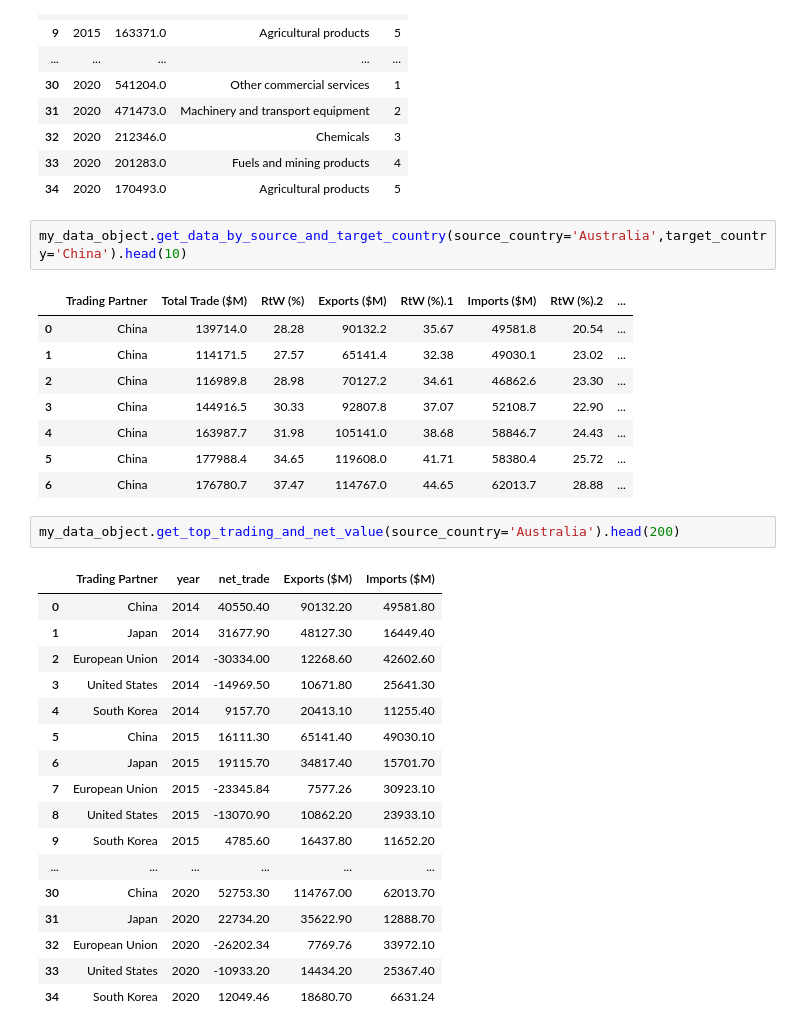
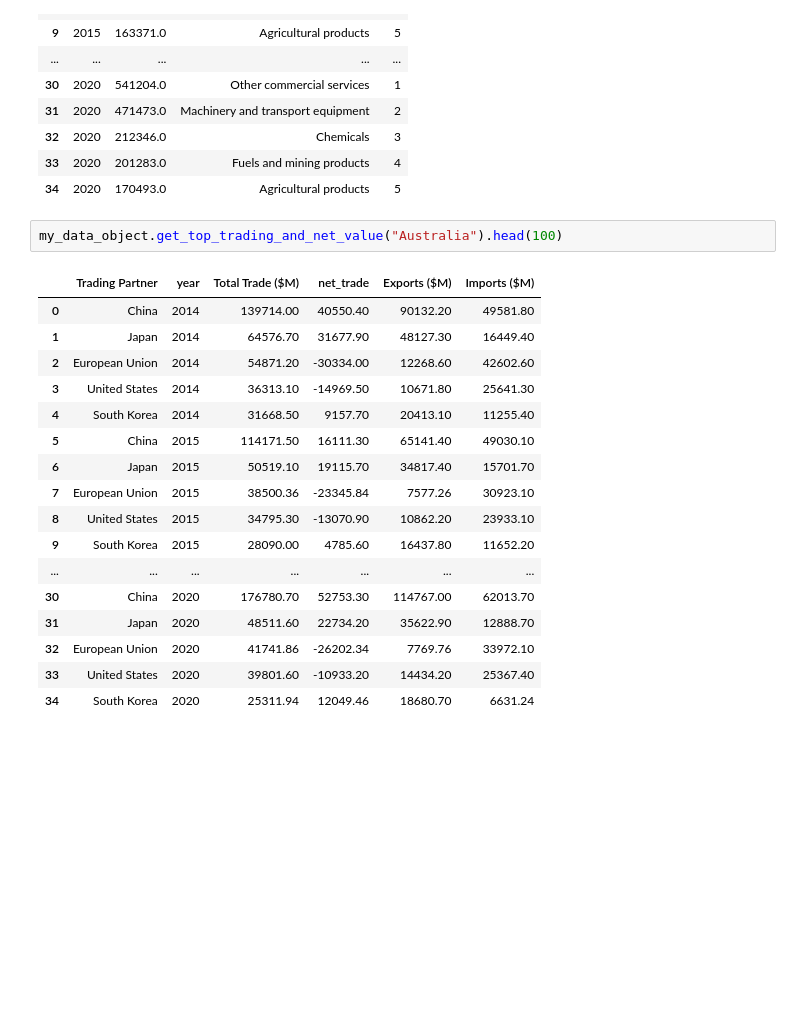
Before and after one commit to tuneman7/w209_spring_2022_thu_4_pm_team_4_web, a Jupyter notebook: eda_using_libraries.ipynb, the cells around one changed output. Cells and saved outputs as stored; diff of their text form; blank space fills up the shorter version.

```diff
--- a/eda_using_libraries.ipynb
+++ b/eda_using_libraries.ipynb
@@ -42,33 +42,22 @@ exports_data.head(1000)
 | 33 | 2020 | 201283.0 | Fuels and mining products | 4 |
 | 34 | 2020 | 170493.0 | Agricultural products | 5 |
 # %%
-my_data_object.get_data_by_source_and_target_country(source_country='Australia',target_country='China').head(10)
+my_data_object.get_top_trading_and_net_value("Australia").head(100)
 # %% [output]
-|  | Trading Partner | Total Trade ($M) | RtW (%) | Exports ($M) | RtW (%).1 | Imports ($M) | RtW (%).2 | ... |
-| 0 | China | 139714.0 | 28.28 | 90132.2 | 35.67 | 49581.8 | 20.54 | ... |
-| 1 | China | 114171.5 | 27.57 | 65141.4 | 32.38 | 49030.1 | 23.02 | ... |
-| 2 | China | 116989.8 | 28.98 | 70127.2 | 34.61 | 46862.6 | 23.30 | ... |
-| 3 | China | 144916.5 | 30.33 | 92807.8 | 37.07 | 52108.7 | 22.90 | ... |
-| 4 | China | 163987.7 | 31.98 | 105141.0 | 38.68 | 58846.7 | 24.43 | ... |
-| 5 | China | 177988.4 | 34.65 | 119608.0 | 41.71 | 58380.4 | 25.72 | ... |
-| 6 | China | 176780.7 | 37.47 | 114767.0 | 44.65 | 62013.7 | 28.88 | ... |
+|  | Trading Partner | year | Total Trade ($M) | net_trade | Exports ($M) | Imports ($M) |
+| 0 | China | 2014 | 139714.00 | 40550.40 | 90132.20 | 49581.80 |
+| 1 | Japan | 2014 | 64576.70 | 31677.90 | 48127.30 | 16449.40 |
+| 2 | European Union | 2014 | 54871.20 | -30334.00 | 12268.60 | 42602.60 |
+| 3 | United States | 2014 | 36313.10 | -14969.50 | 10671.80 | 25641.30 |
+| 4 | South Korea | 2014 | 31668.50 | 9157.70 | 20413.10 | 11255.40 |
+| 5 | China | 2015 | 114171.50 | 16111.30 | 65141.40 | 49030.10 |
+| 6 | Japan | 2015 | 50519.10 | 19115.70 | 34817.40 | 15701.70 |
+| 7 | European Union | 2015 | 38500.36 | -23345.84 | 7577.26 | 30923.10 |
+| 8 | United States | 2015 | 34795.30 | -13070.90 | 10862.20 | 23933.10 |
+| 9 | South Korea | 2015 | 28090.00 | 4785.60 | 16437.80 | 11652.20 |
+| ... | ... | ... | ... | ... | ... | ... |
+| 30 | China | 2020 | 176780.70 | 52753.30 | 114767.00 | 62013.70 |
+| 31 | Japan | 2020 | 48511.60 | 22734.20 | 35622.90 | 12888.70 |
+| 32 | European Union | 2020 | 41741.86 | -26202.34 | 7769.76 | 33972.10 |
+| 33 | United States | 2020 | 39801.60 | -10933.20 | 14434.20 | 25367.40 |
+| 34 | South Korea | 2020 | 25311.94 | 12049.46 | 18680.70 | 6631.24 |
-# %%
-my_data_object.get_top_trading_and_net_value(source_country='Australia').head(200)
-# %% [output]
-|  | Trading Partner | year | net_trade | Exports ($M) | Imports ($M) |
-| 0 | China | 2014 | 40550.40 | 90132.20 | 49581.80 |
-| 1 | Japan | 2014 | 31677.90 | 48127.30 | 16449.40 |
-| 2 | European Union | 2014 | -30334.00 | 12268.60 | 42602.60 |
-| 3 | United States | 2014 | -14969.50 | 10671.80 | 25641.30 |
-| 4 | South Korea | 2014 | 9157.70 | 20413.10 | 11255.40 |
-| 5 | China | 2015 | 16111.30 | 65141.40 | 49030.10 |
-| 6 | Japan | 2015 | 19115.70 | 34817.40 | 15701.70 |
-| 7 | European Union | 2015 | -23345.84 | 7577.26 | 30923.10 |
-| 8 | United States | 2015 | -13070.90 | 10862.20 | 23933.10 |
-| 9 | South Korea | 2015 | 4785.60 | 16437.80 | 11652.20 |
-| ... | ... | ... | ... | ... | ... |
-| 30 | China | 2020 | 52753.30 | 114767.00 | 62013.70 |
-| 31 | Japan | 2020 | 22734.20 | 35622.90 | 12888.70 |
-| 32 | European Union | 2020 | -26202.34 | 7769.76 | 33972.10 |
-| 33 | United States | 2020 | -10933.20 | 14434.20 | 25367.40 |
-| 34 | South Korea | 2020 | 12049.46 | 18680.70 | 6631.24 |
```
Also changed, not shown: parts of 2 cells of this notebook, 2 other files.
